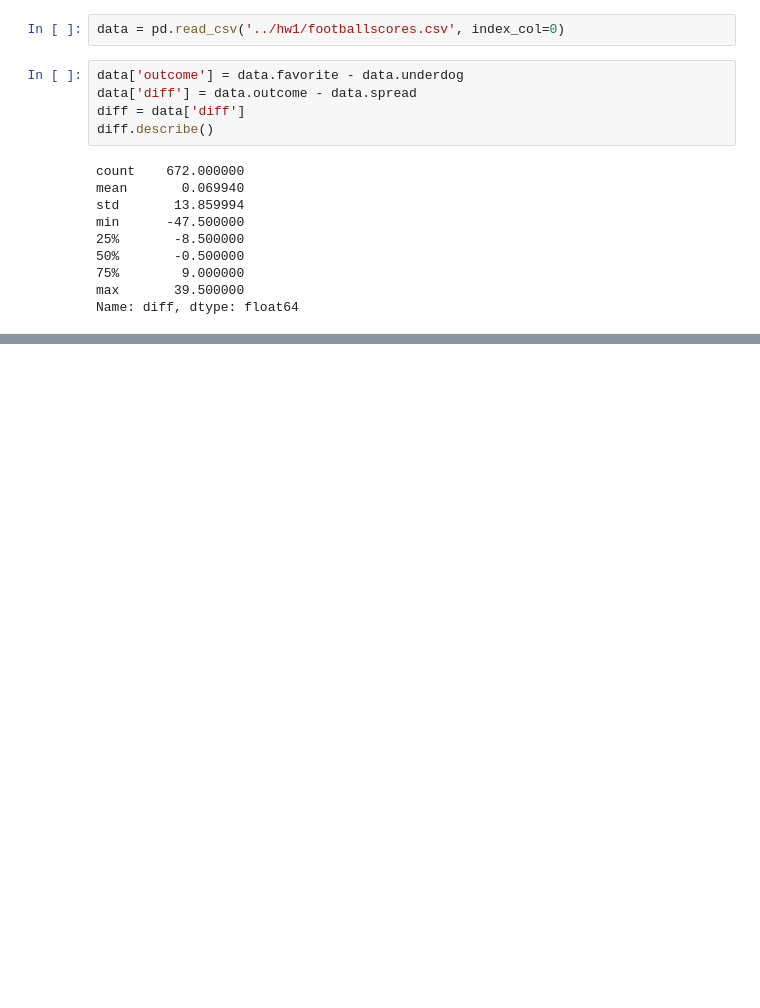
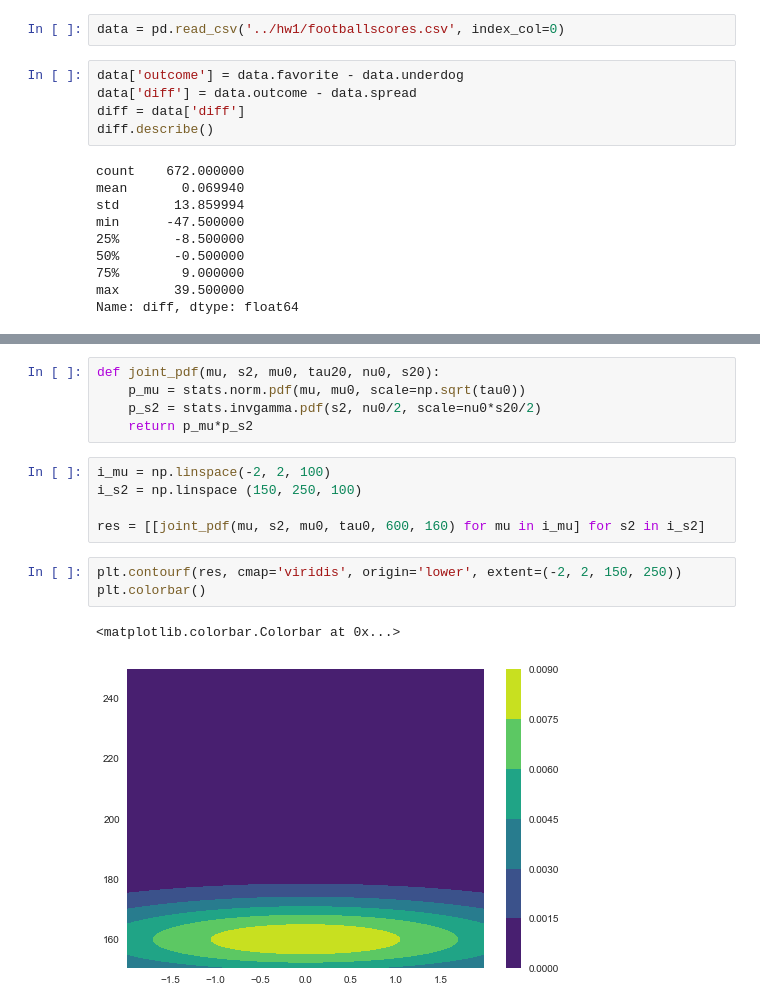
Before and after one commit to mileslucas/stat444, a Jupyter notebook: hw2/hw2.ipynb, the cells around one changed output, grey strips where cells are left out. Drawn from its saved outputs; the diff is of its cells as text; blank space fills up the shorter version.

```diff
--- a/hw2/hw2.ipynb
+++ b/hw2/hw2.ipynb
@@ -138,0 +174,16 @@ plt.plot(x, stats.chi2.pdf(x, v))
+# %%
+def joint_pdf(mu, s2, mu0, tau20, nu0, s20):
+    p_mu = stats.norm.pdf(mu, mu0, scale=np.sqrt(tau0))
+    p_s2 = stats.invgamma.pdf(s2, nu0/2, scale=nu0*s20/2)
+    return p_mu*p_s2
+# %%
+i_mu = np.linspace(-2, 2, 100)
+i_s2 = np.linspace (150, 250, 100)
+
+res = [[joint_pdf(mu, s2, mu0, tau0, 600, 160) for mu in i_mu] for s2 in i_s2]
+# %%
+plt.contourf(res, cmap='viridis', origin='lower', extent=(-2, 2, 150, 250))
+plt.colorbar()
+# %% [output]
+<matplotlib.colorbar.Colorbar at 0x...>
+[figure, added]
```
Also changed, not shown: parts of 9 cells of this notebook.
